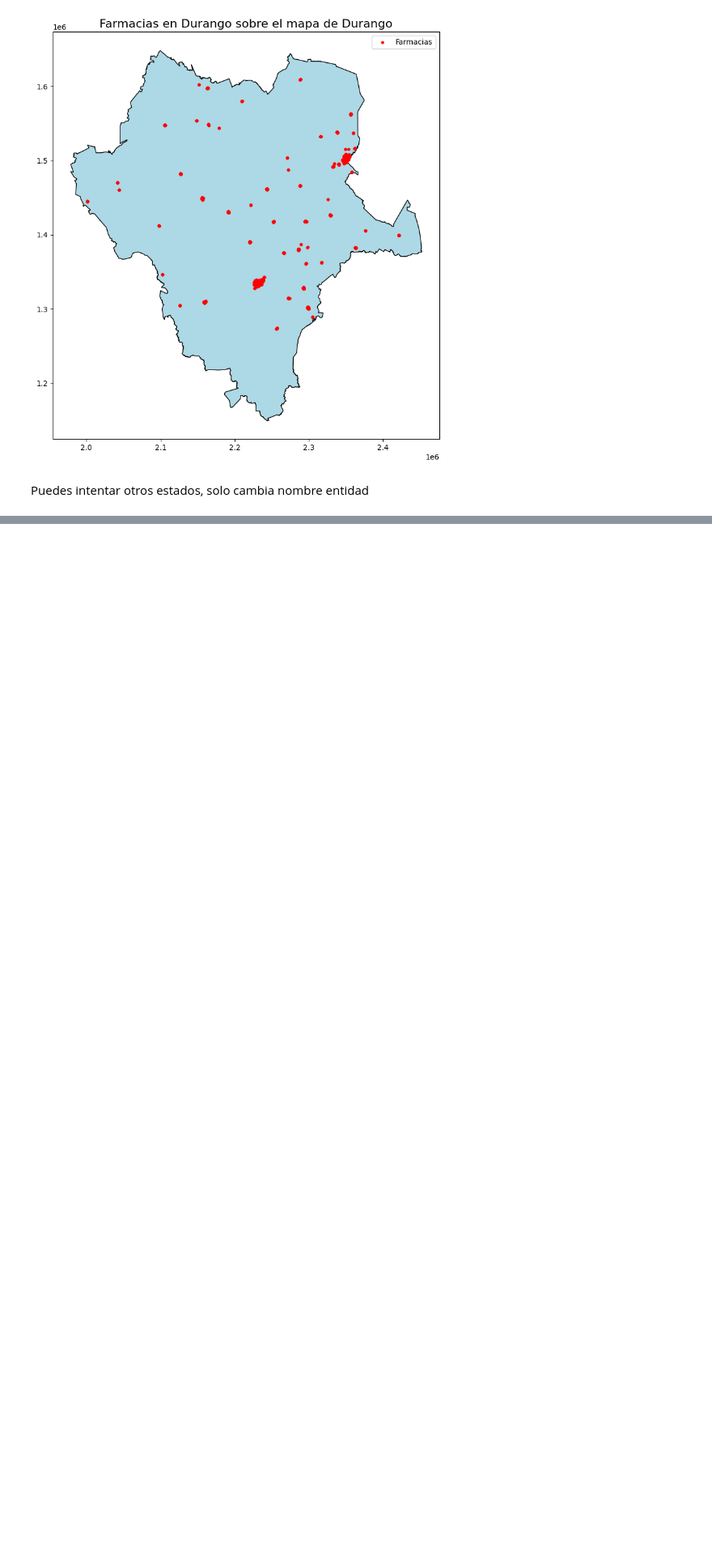
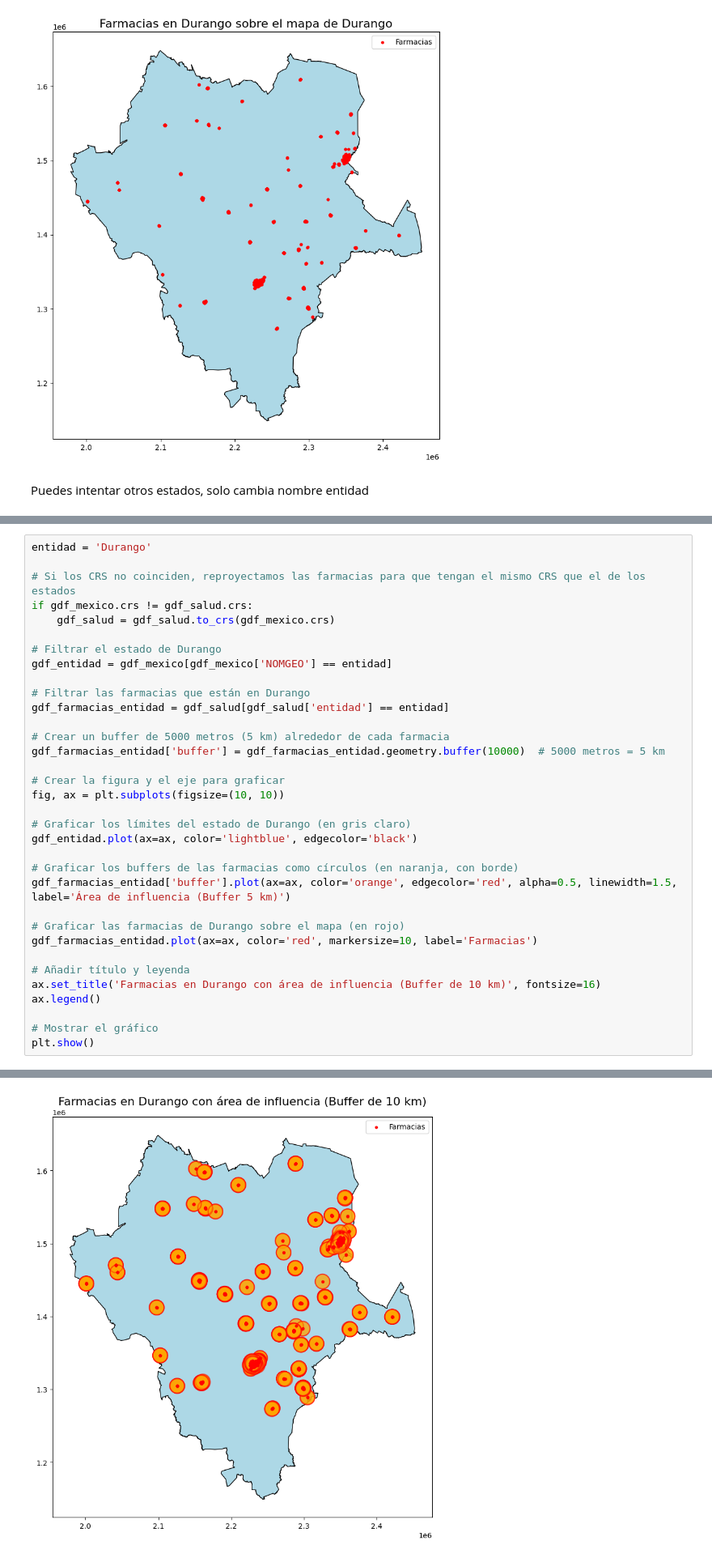
Before and after one commit to barbaperezf/INEGI-Shp, a Jupyter notebook: Clase.ipynb, the cells around one changed output, grey strips where cells are left out. Shown at 81% size. Saved outputs shown, nothing was run; the diff lists cells and outputs as text; blank space fills up the shorter version.

```diff
--- a/Clase.ipynb
+++ b/Clase.ipynb
@@ -365,0 +505,35 @@ Puedes intentar otros estados, solo cambia nombre entidad
+# %%
+entidad = 'Durango'
+
+# Si los CRS no coinciden, reproyectamos las farmacias para que tengan el mismo CRS que el de los estados
+if gdf_mexico.crs != gdf_salud.crs:
+    gdf_salud = gdf_salud.to_crs(gdf_mexico.crs)
+
+# Filtrar el estado de Durango
+gdf_entidad = gdf_mexico[gdf_mexico['NOMGEO'] == entidad]
+
+# Filtrar las farmacias que están en Durango
+gdf_farmacias_entidad = gdf_salud[gdf_salud['entidad'] == entidad]
+
+# Crear un buffer de 5000 metros (5 km) alrededor de cada farmacia
+gdf_farmacias_entidad['buffer'] = gdf_farmacias_entidad.geometry.buffer(10000)  # 5000 metros = 5 km
+
+# Crear la figura y el eje para graficar
+fig, ax = plt.subplots(figsize=(10, 10))
+
+# Graficar los límites del estado de Durango (en gris claro)
+gdf_entidad.plot(ax=ax, color='lightblue', edgecolor='black')
+
+# Graficar los buffers de las farmacias como círculos (en naranja, con borde)
+gdf_farmacias_entidad['buffer'].plot(ax=ax, color='orange', edgecolor='red', alpha=0.5, linewidth=1.5, label='Área de influencia (Buffer 5 km)')
+
+# Graficar las farmacias de Durango sobre el mapa (en rojo)
+gdf_farmacias_entidad.plot(ax=ax, color='red', markersize=10, label='Farmacias')
+
+# Añadir título y leyenda
+ax.set_title('Farmacias en Durango con área de influencia (Buffer de 10 km)', fontsize=16)
+ax.legend()
+
+# Mostrar el gráfico
+plt.show()
+# %% [output]
@@ -365,0 +547 @@ Puedes intentar otros estados, solo cambia nombre entidad
+[figure, added]
```
Also changed, not shown: parts of 45 cells of this notebook.
